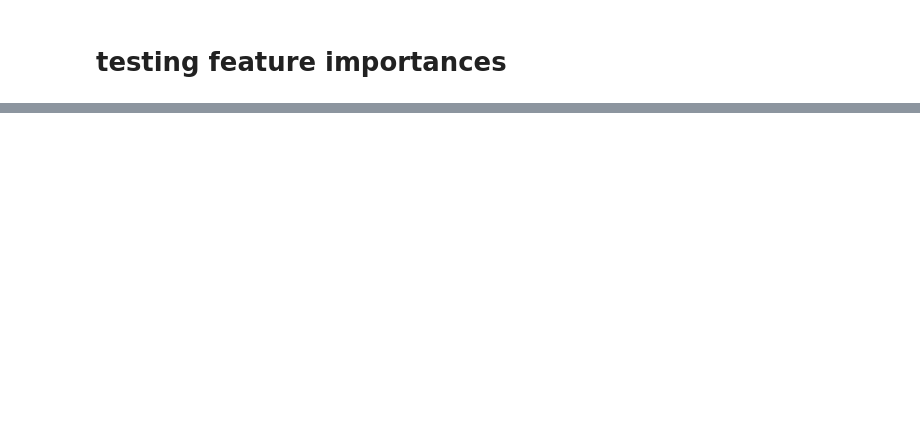
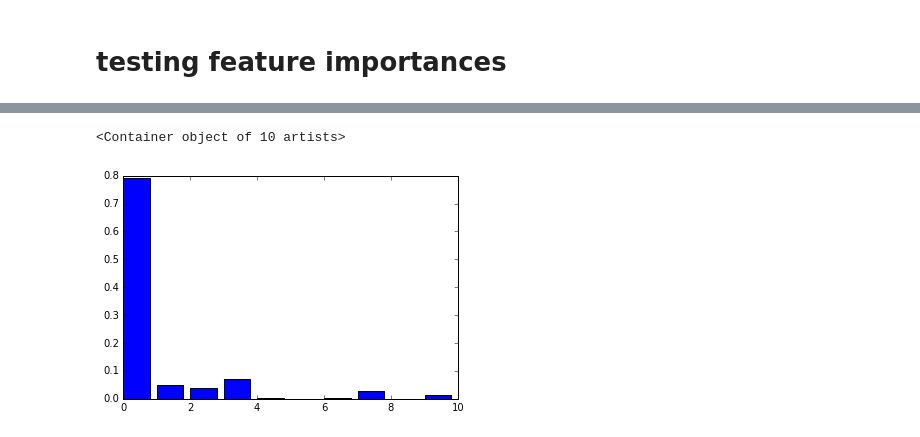
Before and after one commit to seitin/bimbo, a Jupyter notebook: initial_ml.ipynb, the cells around one changed output, grey strips where cells are left out. Saved outputs shown, nothing was run; the diff lists cells and outputs as text; code cells hidden in the pictures; blank space fills up the shorter version.

```diff
--- a/initial_ml.ipynb
+++ b/initial_ml.ipynb
@@ -233,14 +315,14 @@ def train(x, y):
 # %%
 # df.columns
 # %%
-rf = GradientBoostingRegressor(random_state=401)
+rf = RandomForestRegressor(random_state=401)
 
-for week in range(3,10):
+for week in range(3,9):
 #     df_week = pd.read_csv('input/train_week%s.csv' % week, usecols=['Demanda_uni_equil','Cliente_ID','Agencia_ID','Producto_ID','Ruta_SAK','Canal_ID'])
     for df_week in pd.read_csv('input/train_week%s.csv' % week,
-                               usecols=['Demanda_uni_equil','Cliente_ID','Agencia_ID','Producto_ID','Ruta_SAK','Canal_ID'], chunksize=100000):
+                               usecols=['Demanda_uni_equil','Cliente_ID','Agencia_ID','Producto_ID','Ruta_SAK','Canal_ID'], chunksize=10000):
         aux = process_df(df_week)
-        df = aux[cols+['Demanda_uni_equil']].iloc[np.random.permutation(len(aux))]
+        df = aux[cols+['Demanda_uni_equil']]
         df = pd.get_dummies(df)
 
         print('fitting week %s... ' % week,)
@@ -249,4 +331,7 @@ for week in range(3,10):
         df_partial = df
         x = df_partial.drop(['Demanda_uni_equil'], axis=1).values
         y = df_partial['Demanda_uni_equil'].values
-        train(x,y)
+        results = train(x,y)
+        print('mean result: ',np.mean(results))
+        break
+    break
@@ -271,5 +374,8 @@ a.columns[:]
 # %%
-plt.bar(range(0,7), height=rf.feature_importances_)
+plt.bar(range(0,10), height=rf.feature_importances_)
+# %% [output]
+<Container object of 10 artists>
+[figure, added]
 # %%
 # aux.Demanda_uni_equil.value_counts().plot(kind='bar')
 # %%
```
Also changed, not shown: parts of 26 cells of this notebook.
